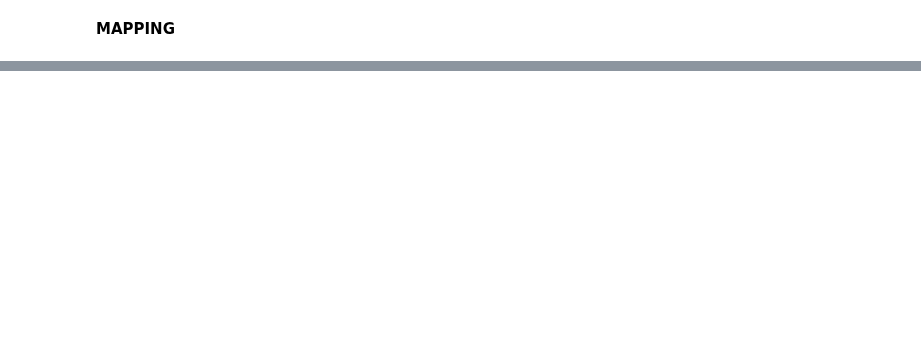
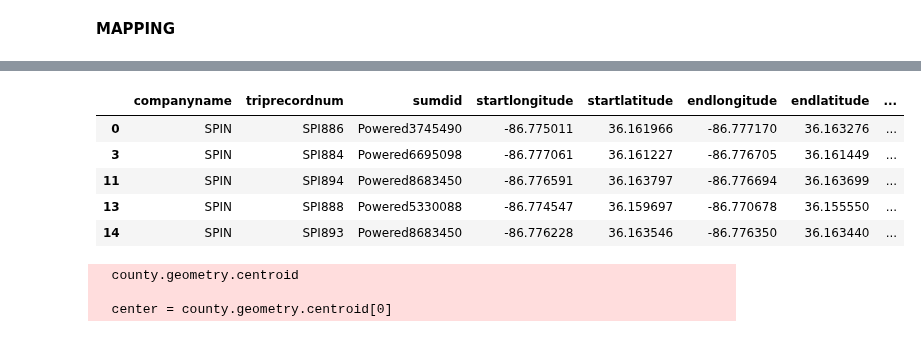
Before and after one commit to NSS-Data-Analytics-Cohort-10/scooters-group-6, a Jupyter notebook: notebooks/scooters.ipynb, the cells around one changed output, grey strips where cells are left out. Saved outputs shown, nothing was run; the diff lists cells and outputs as text; code cells hidden in the pictures; blank space fills up the shorter version.

```diff
--- a/notebooks/scooters.ipynb
+++ b/notebooks/scooters.ipynb
@@ -337,30 +327,43 @@ KeyError: 'start'
+# %%
+destination_zip.head()
+# %% [output]
+|  | companyname | triprecordnum | sumdid | startlongitude | startlatitude | endlongitude | endlatitude | ... |
+| 0 | SPIN | SPI886 | Powered3745490 | -86.775011 | 36.161966 | -86.777170 | 36.163276 | ... |
+| 3 | SPIN | SPI884 | Powered6695098 | -86.777061 | 36.161227 | -86.776705 | 36.161449 | ... |
+| 11 | SPIN | SPI894 | Powered8683450 | -86.776591 | 36.163797 | -86.776694 | 36.163699 | ... |
+| 13 | SPIN | SPI888 | Powered5330088 | -86.774547 | 36.159697 | -86.770678 | 36.155550 | ... |
+| 14 | SPIN | SPI893 | Powered8683450 | -86.776228 | 36.163546 | -86.776350 | 36.163440 | ... |
 # %%
 # Get centroid of Davidson County
-#county = gpd.read_file('../data/Davidson County Border (GIS).geojson')
-#county.geometry.centroid
+county = gpd.read_file('../data/Davidson County Border (GIS).geojson')
+county.geometry.centroid
 # Use ID #0
-#center = county.geometry.centroid[0]
-#map_center = [center.y, center.x]
+center = county.geometry.centroid[0]
+map_center = [center.y, center.x]
 
 # Draw map of starting positions for each trip
-#scooter_start_map = folium.Map(location = map_center, zoom_start = 10)
+scooter_start_map = folium.Map(location = map_center, zoom_start = 10)
 # Add marker cluster
-#marker_cluster = MarkerCluster().add_to(scooter_start_map)
+marker_cluster = MarkerCluster().add_to(scooter_start_map)
 # Add zipcodes to map
-#folium.GeoJson(zipcodes).add_to(scooter_start_map)
+folium.GeoJson(zipcodes).add_to(scooter_start_map)
 # Use a for loop to add projects
-#for row_index, row_values in starting_zip.iterrows():
-#    loc = [row_values['startlatitude'], row_values['startlongitude']]
-#    pop = str(row_values['companyname'])
-#    icon=folium.Icon(color="blue",icon="exclamation-triangle", prefix='fa')
-#
-#    marker = folium.Marker(
-#        location = loc,
-#        popup = pop,
-#    icon = icon)
-#
-#    marker.add_to(marker_cluster)
-#
-#scooter_start_map.save('../maps/starting_location.html')
+for row_index, row_values in destination_zip.iterrows():
+    loc = [row_values['startlatitude'], row_values['startlongitude']]
+    pop = str(row_values['companyname'])
+    icon=folium.Icon(color="blue",icon="exclamation-triangle", prefix='fa')
+
+    marker = folium.Marker(
+        location = loc,
+        popup = pop,
+   icon = icon)
+
+    marker.add_to(marker_cluster)
+
+scooter_start_map.save('../maps/trip_start.html')
 # Display the map
-#scooter_start_map
+scooter_start_map
+# %% [output]
+  county.geometry.centroid
+
+  center = county.geometry.centroid[0]
```
Also changed, not shown: parts of 17 cells of this notebook, 5 other files.
